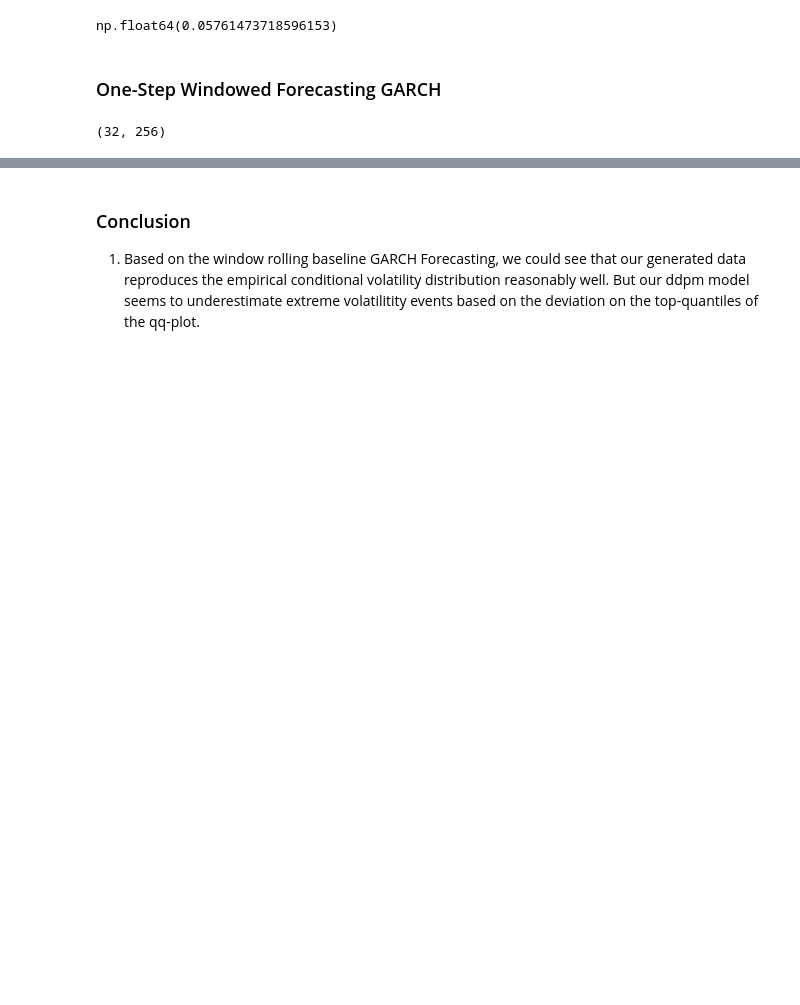
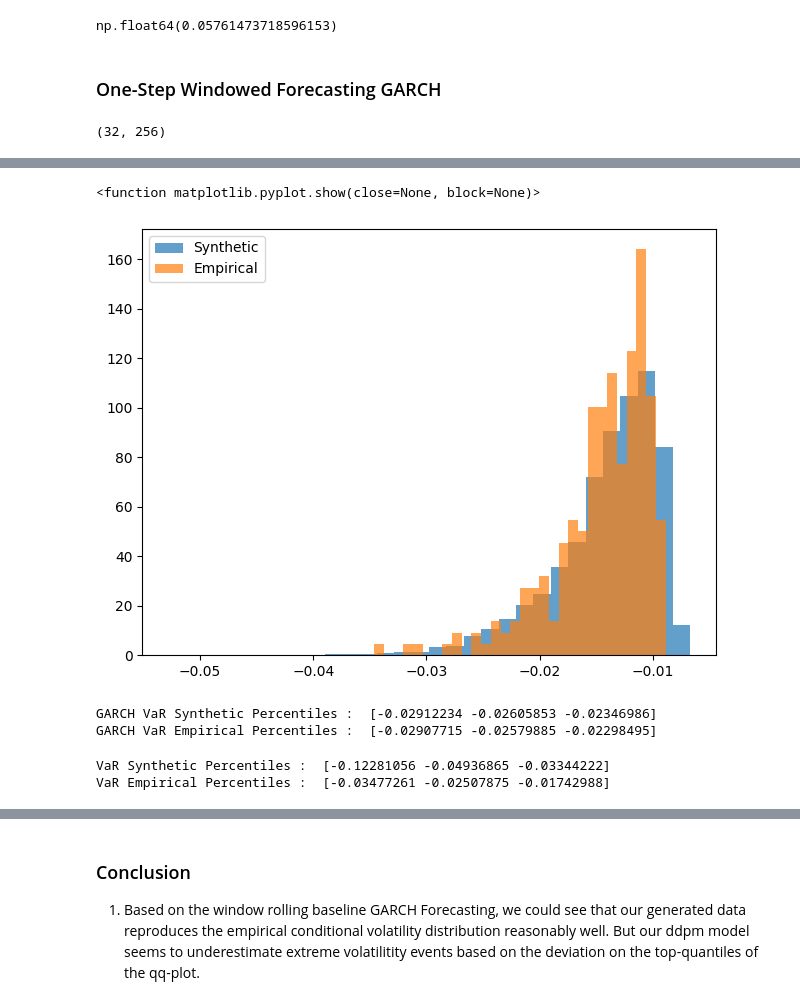
Before and after one commit to HenryGunadi/diffusion-garch, a Jupyter notebook: notebooks/eda/eda_02.ipynb, the cells around one changed output, grey strips where cells are left out. Saved outputs shown, nothing was run; the diff lists cells and outputs as text; code cells hidden in the pictures; blank space fills up the shorter version.

```diff
--- a/notebooks/eda/eda_02.ipynb
+++ b/notebooks/eda/eda_02.ipynb
@@ -851,2 +851,8 @@ syn_preds_windows.shape
 # %%
 syn_preds_windows_flattened = syn_preds_windows.flatten()
+# %%
+VaR_syn = -1.645 * syn_preds_windows_flattened
+VaR_emp = -1.645 * emp_preds
+
+print("Var Synthetic : ", VaR_syn)
+print("Var Empirical : ", VaR_emp)
@@ -853,3 +877,31 @@ syn_preds_windows_flattened = syn_preds_windows.flatten()
+# %%
+bins=30
+plt.hist(VaR_syn, bins=bins, label="Synthetic", alpha=0.7, density=True)
+plt.hist(VaR_emp, bins=bins, label="Empirical", alpha=0.7, density=True)
+plt.legend()
+plt.tight_layout()
+plt.show
+# %% [output]
+<function matplotlib.pyplot.show(close=None, block=None)>
+[figure, added]
+# %%
+VaR_emp_95 = np.percentile(VaR_emp, [1, 2.5, 5])
+VaR_syn_95 = np.percentile(VaR_syn, [1, 2.5, 5])
+
+print("GARCH VaR Synthetic Percentiles : ", VaR_syn_95)
+print("GARCH VaR Empirical Percentiles : ", VaR_emp_95)
+# %% [output]
+GARCH VaR Synthetic Percentiles :  [-0.02912234 -0.02605853 -0.02346986]
+GARCH VaR Empirical Percentiles :  [-0.02907715 -0.02579885 -0.02298495]
+# %%
+VaR_emp_95 = np.percentile(empirical_window.reshape(-1), [1, 2.5, 5])
+VaR_syn_95 = np.percentile(synthetic_data[:len(empirical_window)].reshape(-1), [1, 2.5, 5])
+
+print("VaR Synthetic Percentiles : ", VaR_syn_95)
+print("VaR Empirical Percentiles : ", VaR_emp_95)
+# %% [output]
+VaR Synthetic Percentiles :  [-0.12281056 -0.04936865 -0.03344222]
+VaR Empirical Percentiles :  [-0.03477261 -0.02507875 -0.01742988]
 # %%
 bins=30
 plt.hist(syn_preds_windows_flattened, bins=bins, label="Synthetic", alpha=0.7, density=True)
```
Also changed, not shown: parts of 27 cells of this notebook, 6 other files.
